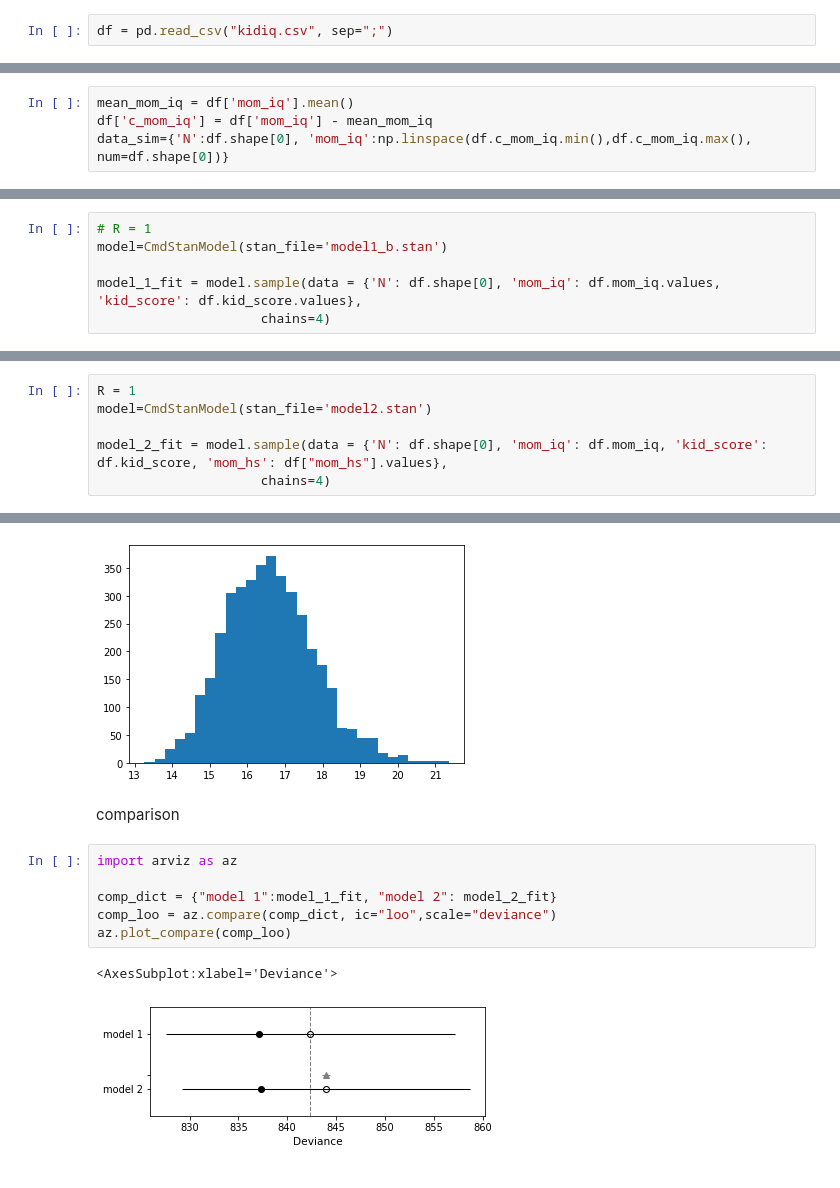
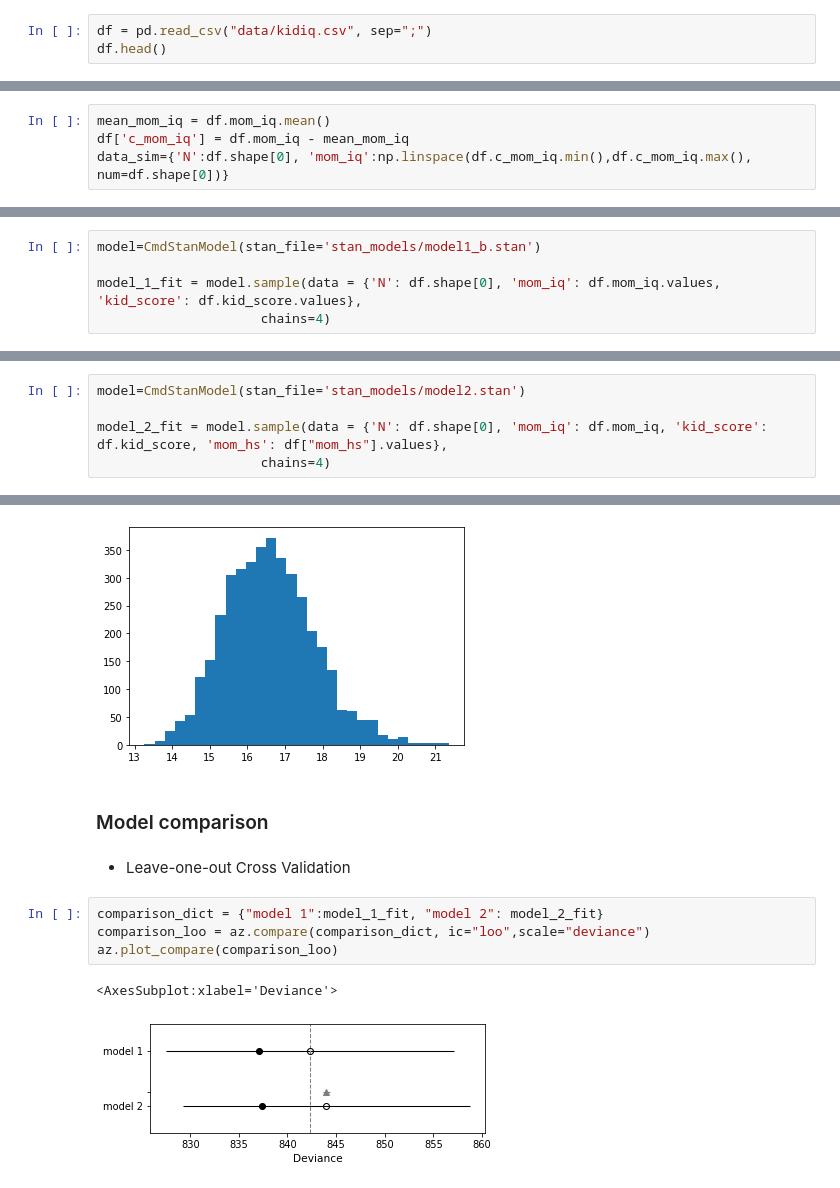
Before and after one commit to Sylwiam12/kidiq, a Jupyter notebook: kid_iq_FULL.ipynb, the cells around one changed output, grey strips where cells are left out. Saved outputs shown, nothing was run; the diff lists cells and outputs as text.

```diff
--- a/kid_iq_FULL.ipynb
+++ b/kid_iq_FULL.ipynb
@@ -45,2 +49,3 @@ warnings.filterwarnings("ignore")
 # %%
-df = pd.read_csv("kidiq.csv", sep=";")
+df = pd.read_csv("data/kidiq.csv", sep=";")
+df.head()
@@ -134,7 +172,7 @@ generated quantities {
 ### Simulating data
 Centering mother's IQ scores by subtracting the mean ensures that the intercept $\beta_0$ accurately reflects the expected child's IQ score when the mother's IQ is average. Subsequently, we created a simulated dataset that closely mimics the range and distribution of the actual data. The decision to simulate the data comes from the necessity to validate its functionality and to gain insights into its behavior under controlled conditions.
 # %%
-mean_mom_iq = df['mom_iq'].mean()
-df['c_mom_iq'] = df['mom_iq'] - mean_mom_iq
+mean_mom_iq = df.mom_iq.mean()
+df['c_mom_iq'] = df.mom_iq - mean_mom_iq
 data_sim={'N':df.shape[0], 'mom_iq':np.linspace(df.c_mom_iq.min(),df.c_mom_iq.max(), num=df.shape[0])}
 # %%
@@ -229,8 +266,7 @@ plt.show()
 # %% [output]
 [figure]
 # %%
-# R = 1
-model=CmdStanModel(stan_file='model1_b.stan')
+model=CmdStanModel(stan_file='stan_models/model1_b.stan')
 
 model_1_fit = model.sample(data = {'N': df.shape[0], 'mom_iq': df.mom_iq.values, 'kid_score': df.kid_score.values},
                      chains=4)
@@ -427,8 +457,7 @@ plt.show()
 # %% [output]
 [figure]
 # %%
-R = 1
-model=CmdStanModel(stan_file='model2.stan')
+model=CmdStanModel(stan_file='stan_models/model2.stan')
 
 model_2_fit = model.sample(data = {'N': df.shape[0], 'mom_iq': df.mom_iq, 'kid_score': df.kid_score, 'mom_hs': df["mom_hs"].values},
                      chains=4)
@@ -548,14 +577,14 @@ plt.hist(sigmas, bins=30)
 plt.show()
 # %% [output]
 [figure]
-# %% [markdown]
-comparison
+# %% [markdown]
+### Model comparison
+# %% [markdown]
+- Leave-one-out Cross Validation
 # %%
-import arviz as az
-
-comp_dict = {"model 1":model_1_fit, "model 2": model_2_fit}
-comp_loo = az.compare(comp_dict, ic="loo",scale="deviance")
-az.plot_compare(comp_loo)
+comparison_dict = {"model 1":model_1_fit, "model 2": model_2_fit}
+comparison_loo = az.compare(comparison_dict, ic="loo",scale="deviance")
+az.plot_compare(comparison_loo)
 # %% [output]
 <AxesSubplot:xlabel='Deviance'>
-[figure, old version]
+[figure, new version]
```
Also changed, not shown: parts of 35 cells of this notebook, 25 other files.
